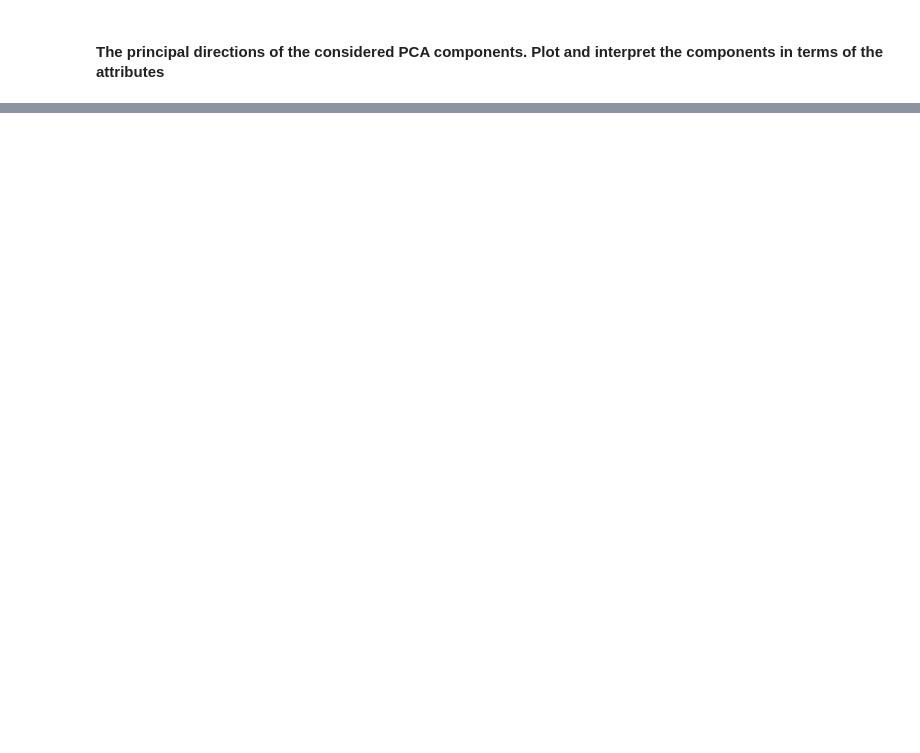
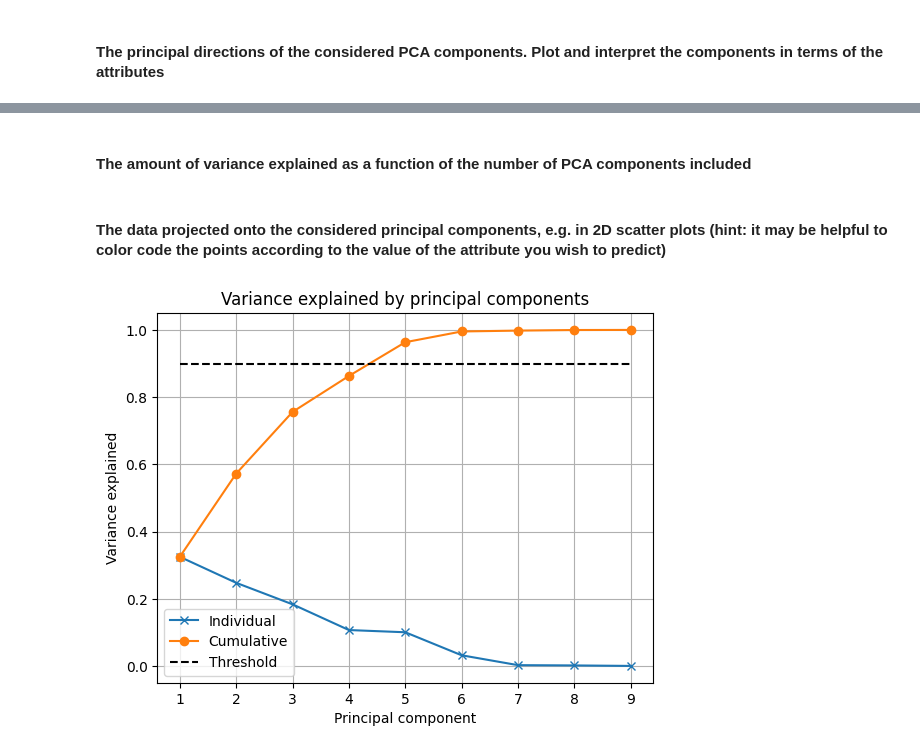
Before and after one commit to bertrambendsen/concrete_compressive_strength, a Jupyter notebook: PCA.ipynb, the cells around one changed output, grey strips where cells are left out. Cells and saved outputs as stored; diff of their text form; code cells hidden in the pictures; blank space fills up the shorter version.

```diff
--- a/PCA.ipynb
+++ b/PCA.ipynb
@@ -31 +32,28 @@ f = plt.figure()
 <Figure size 640x480 with 0 Axes>
+# %% [markdown]
+####  The amount of variance explained as a function of the number of PCA components included
+# %% [markdown]
+#### The data projected onto the considered principal components, e.g. in 2D scatter plots (hint: it may be helpful to color code the points according to the value of the attribute you wish to predict)
+# %%
+N = len(x)
+data_np = data.to_numpy()
+Y = data_np - np.ones((N, 1)) * data_np.mean(axis=0)
+U, S, Vh = svd(Y, full_matrices=False)
+V = Vh.T
+rho = (S * S) / (S * S).sum()
+
+threshold = 0.9
+
+# Plot variance explained
+plt.figure()
+plt.plot(range(1, len(rho) + 1), rho, "x-")
+plt.plot(range(1, len(rho) + 1), np.cumsum(rho), "o-")
+plt.plot([1, len(rho)], [threshold, threshold], "k--")
+plt.title("Variance explained by principal components")
+plt.xlabel("Principal component")
+plt.ylabel("Variance explained")
+plt.legend(["Individual", "Cumulative", "Threshold"])
+plt.grid()
+plt.show()
+# %% [output]
+[figure, added]
```
Also changed, not shown: parts of 2 cells of this notebook.
